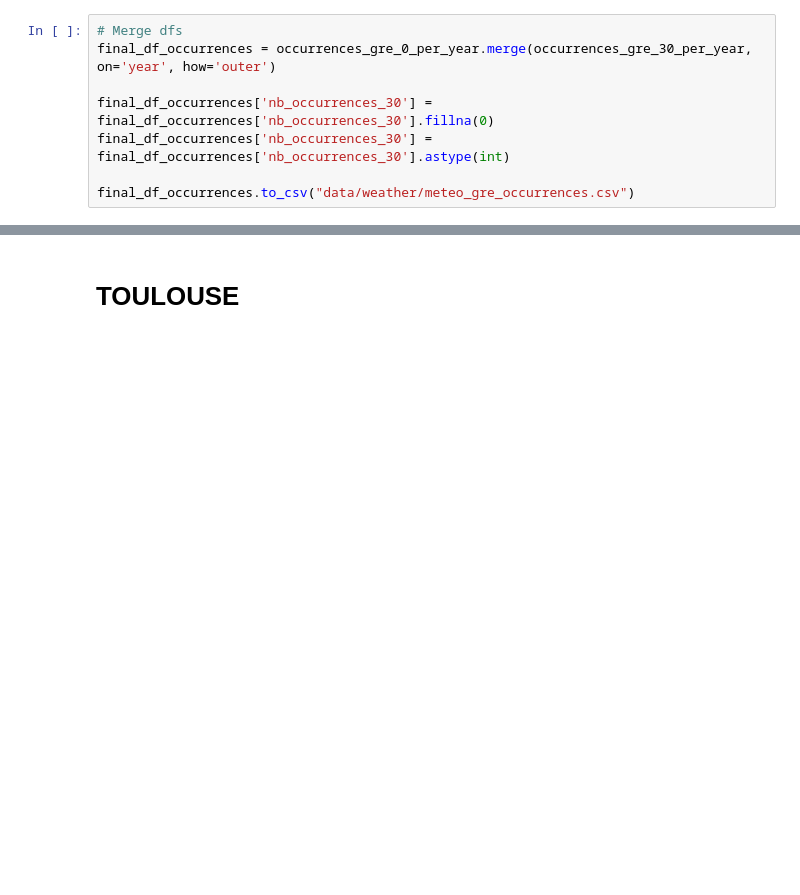
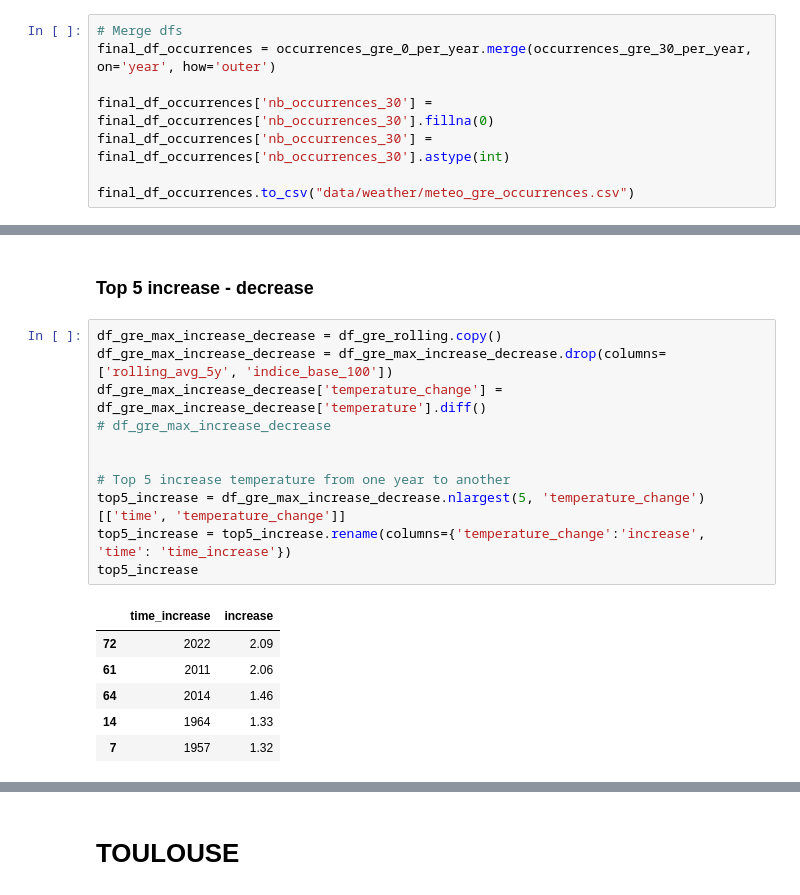
Before and after one commit to canopee-europe/data_analysis, a Jupyter notebook: weather/notebooks/toulouse.ipynb, the cells around one changed output, grey strips where cells are left out. Drawn from its saved outputs; the diff is of its cells as text; blank space fills up the shorter version.

```diff
--- a/weather_api.ipynb
+++ b/weather/notebooks/toulouse.ipynb
@@ -84,0 +152,20 @@ final_df_occurrences.to_csv("data/weather/meteo_gre_occurrences.csv")
+# %% [markdown]
+### Top 5 increase - decrease
+# %%
+df_gre_max_increase_decrease = df_gre_rolling.copy()
+df_gre_max_increase_decrease = df_gre_max_increase_decrease.drop(columns=['rolling_avg_5y', 'indice_base_100'])
+df_gre_max_increase_decrease['temperature_change'] = df_gre_max_increase_decrease['temperature'].diff()
+# df_gre_max_increase_decrease
+
+
+# Top 5 increase temperature from one year to another
+top5_increase = df_gre_max_increase_decrease.nlargest(5, 'temperature_change')[['time', 'temperature_change']]
+top5_increase = top5_increase.rename(columns={'temperature_change':'increase', 'time': 'time_increase'})
+top5_increase
+# %% [output]
+|  | time_increase | increase |
+| 72 | 2022 | 2.09 |
+| 61 | 2011 | 2.06 |
+| 64 | 2014 | 1.46 |
+| 14 | 1964 | 1.33 |
+| 7 | 1957 | 1.32 |
```
Also changed, not shown: parts of 10 cells of this notebook, 12 other files.
